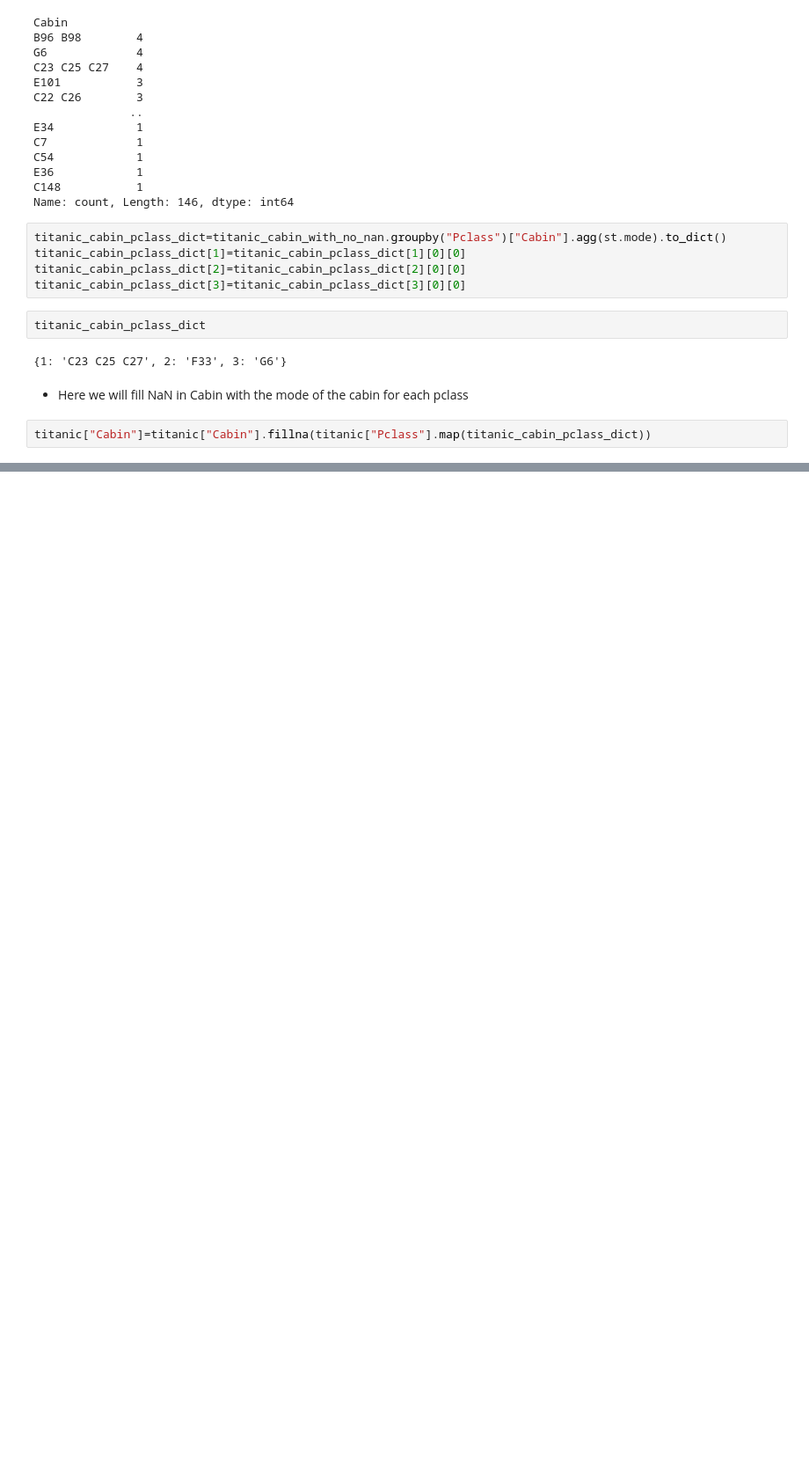
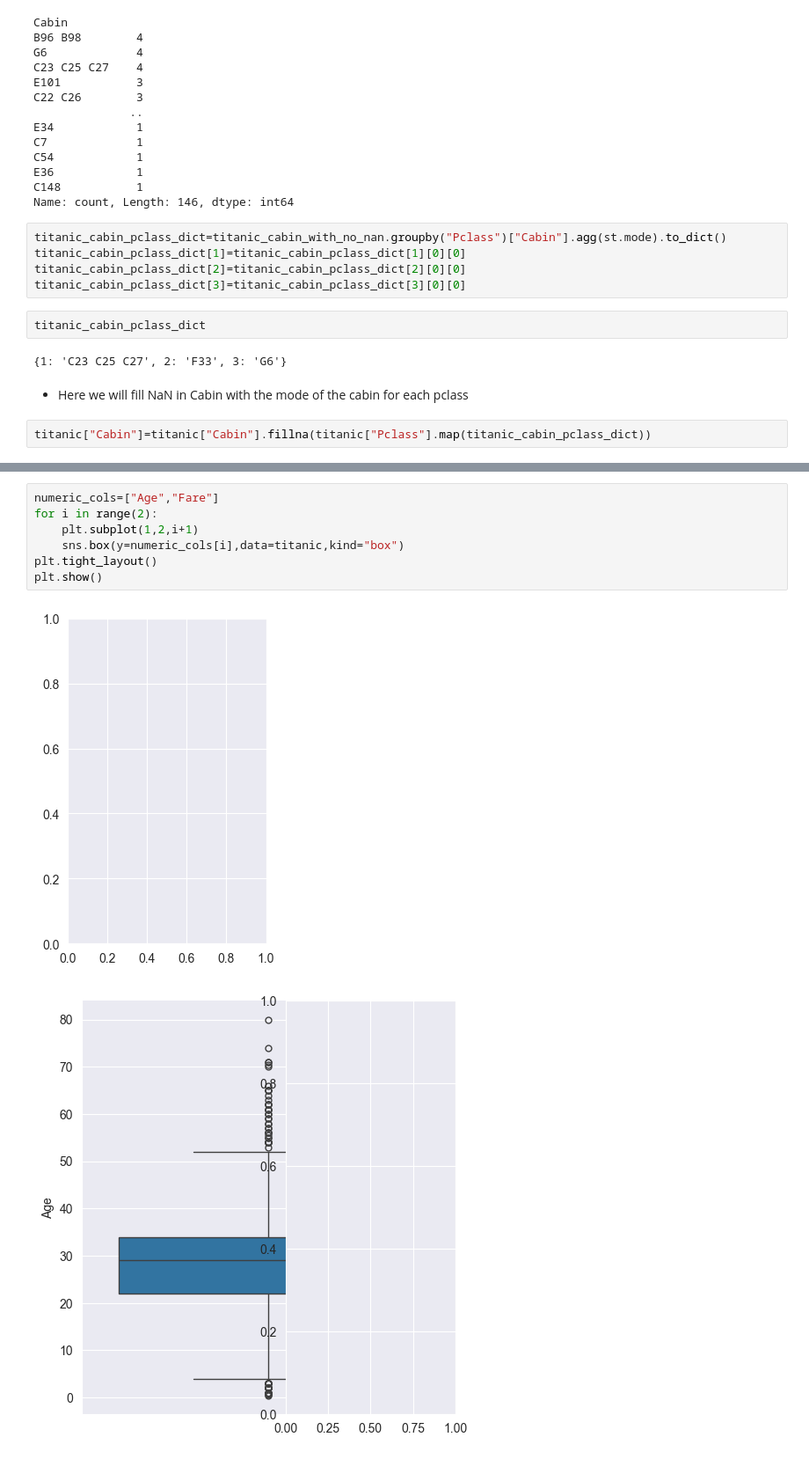
Before and after one commit to EngAhmed19/TitanicEDA, a Jupyter notebook: Untitled.ipynb, the cells around one changed output, grey strips where cells are left out. Shown: that part at 88% size. Saved outputs shown, nothing was run; the diff lists cells and outputs as text; blank space fills up the shorter version.

```diff
--- a/Untitled.ipynb
+++ b/Untitled.ipynb
@@ -221,0 +249,10 @@ tit
+# %%
+numeric_cols=["Age","Fare"]
+for i in range(2):
+    plt.subplot(1,2,i+1)
+    sns.box(y=numeric_cols[i],data=titanic,kind="box")
+plt.tight_layout()
+plt.show()
+# %% [output]
+[figure, added]
+[figure, added]
```
Also changed, not shown: parts of 12 cells of this notebook.
